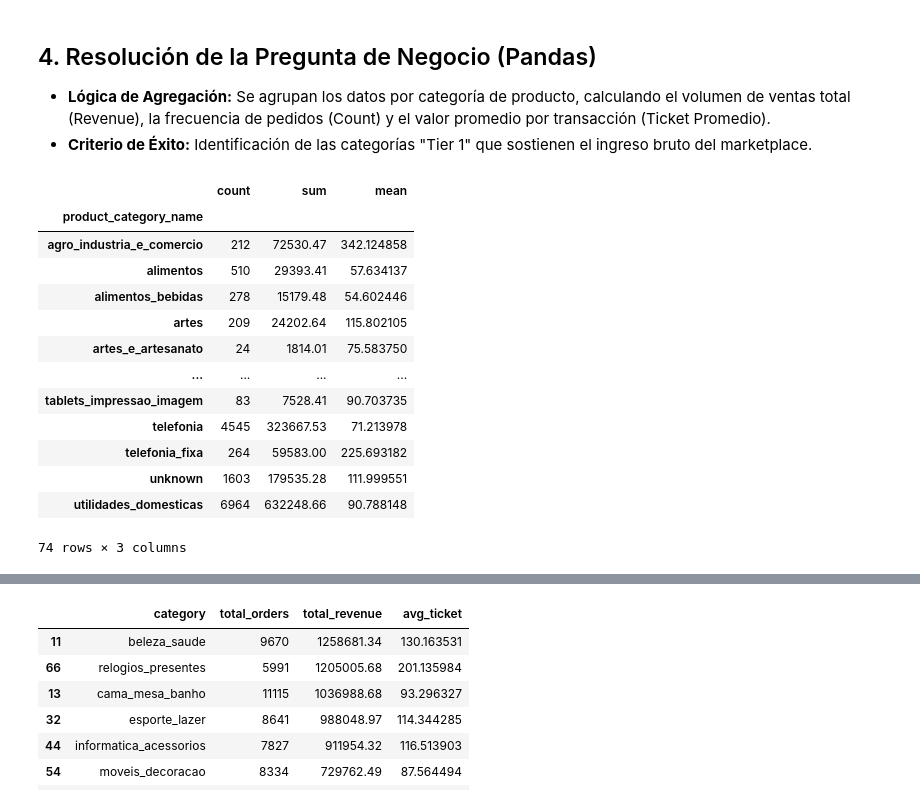
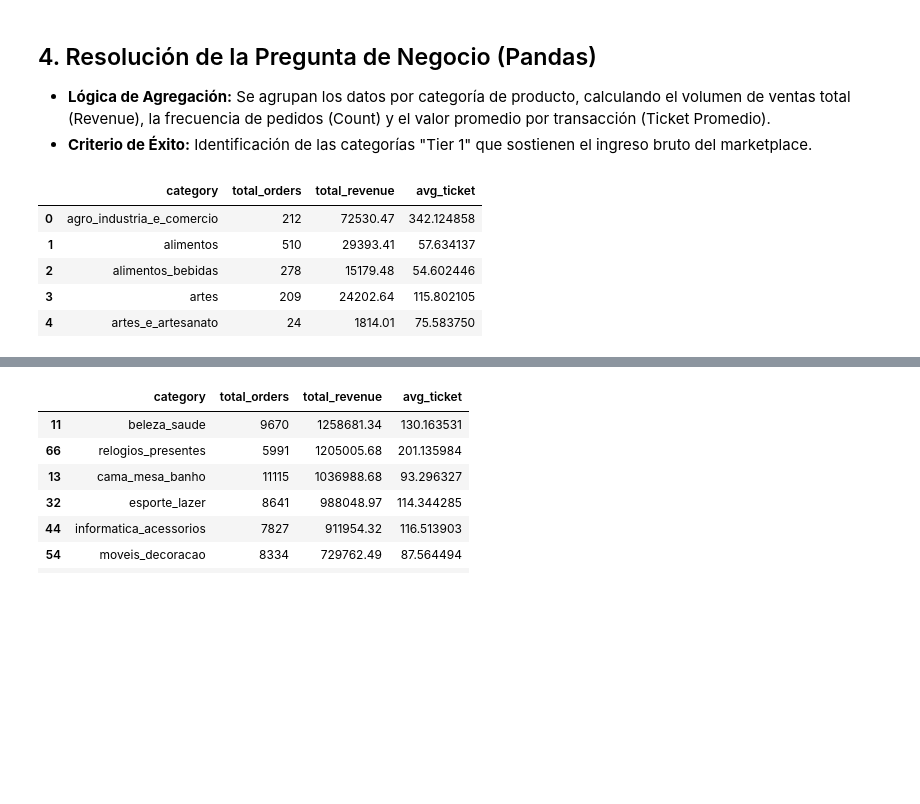
Before and after one commit to marcobustosblas/ecommerce-olist-analysis, a Jupyter notebook: notebooks/03_analysis_products_and_sales.ipynb, the cells around one changed output, grey strips where cells are left out. Drawn from its saved outputs; the diff is of its cells as text; code cells hidden in the pictures; blank space fills up the shorter version.

```diff
--- a/notebooks/03_analysis_products_and_sales.ipynb
+++ b/notebooks/03_analysis_products_and_sales.ipynb
@@ -145,22 +138,14 @@ df_items_productos
 # Calculamos las ventas totales por categoría, I
 category_sales = df_items_productos.groupby('product_category_name')['price'].agg(['count','sum','mean'])
 # %%
-category_sales
+category_sales.head()
 # %% [output]
-|  | count | sum | mean |
-| product_category_name |  |  |  |
-| agro_industria_e_comercio | 212 | 72530.47 | 342.124858 |
-| alimentos | 510 | 29393.41 | 57.634137 |
-| alimentos_bebidas | 278 | 15179.48 | 54.602446 |
-| artes | 209 | 24202.64 | 115.802105 |
-| artes_e_artesanato | 24 | 1814.01 | 75.583750 |
-| ... | ... | ... | ... |
-| tablets_impressao_imagem | 83 | 7528.41 | 90.703735 |
-| telefonia | 4545 | 323667.53 | 71.213978 |
-| telefonia_fixa | 264 | 59583.00 | 225.693182 |
-| unknown | 1603 | 179535.28 | 111.999551 |
-| utilidades_domesticas | 6964 | 632248.66 | 90.788148 |
+|  | category | total_orders | total_revenue | avg_ticket |
+| 0 | agro_industria_e_comercio | 212 | 72530.47 | 342.124858 |
+| 1 | alimentos | 510 | 29393.41 | 57.634137 |
+| 2 | alimentos_bebidas | 278 | 15179.48 | 54.602446 |
+| 3 | artes | 209 | 24202.64 | 115.802105 |
+| 4 | artes_e_artesanato | 24 | 1814.01 | 75.583750 |
-74 rows × 3 columns
 # %%
 # Calculamos las ventas totales por categoría, II
 category_sales = df_items_productos.groupby('product_category_name')['price'].agg(['count','sum','mean']).reset_index()
```
Also changed, not shown: parts of 8 cells of this notebook.
